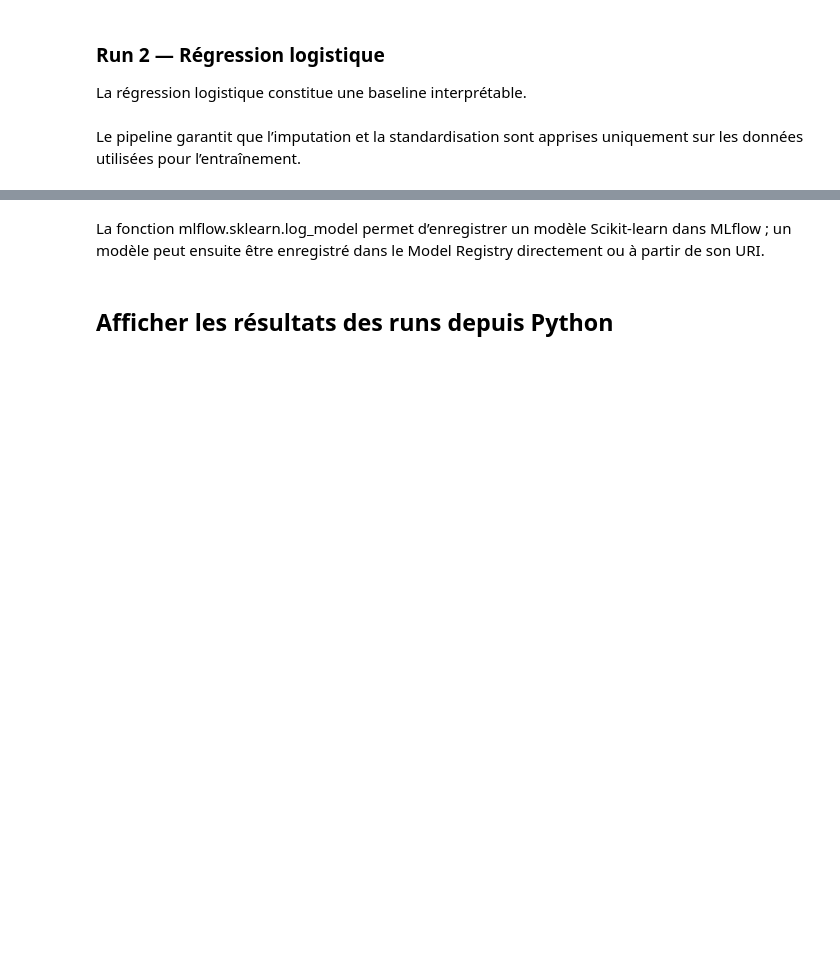
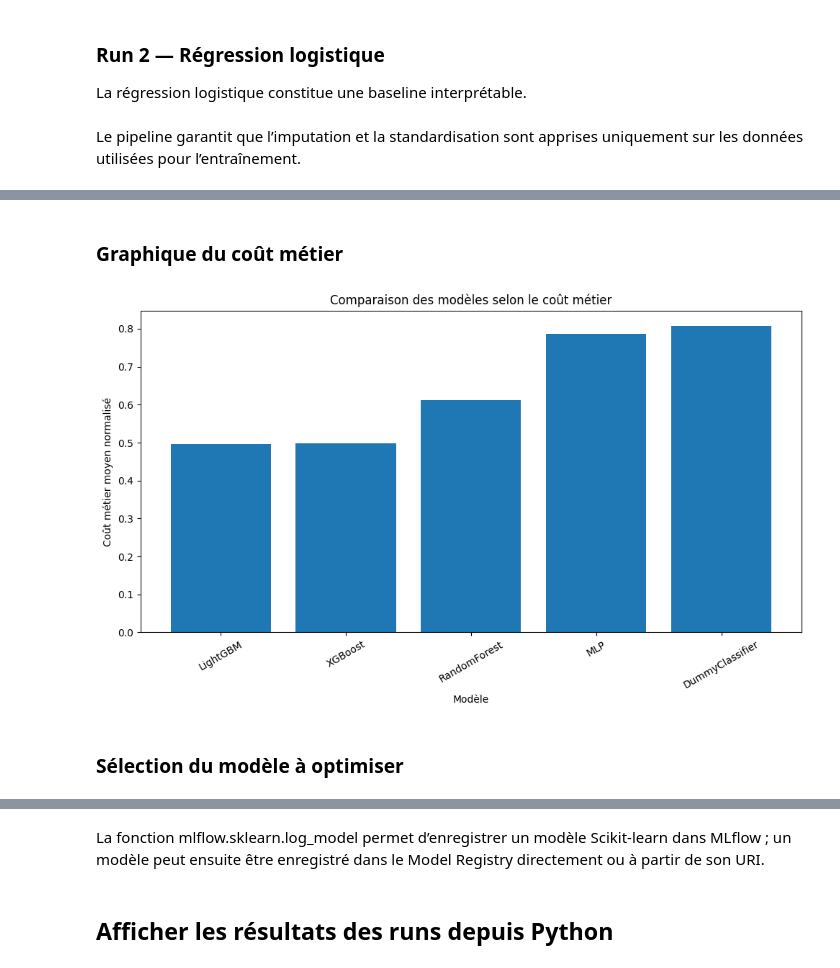
Before and after one commit to MarinRama/Home-Credit-Default-Risk, a Jupyter notebook: notebooks/03_model_training_mlflow.ipynb, the cells around one changed output, grey strips where cells are left out. Saved outputs shown, nothing was run; the diff lists cells and outputs as text; code cells hidden in the pictures; blank space fills up the shorter version.

```diff
--- a/notebooks/03_model_training_mlflow.ipynb
+++ b/notebooks/03_model_training_mlflow.ipynb
@@ -468,7 +805,7 @@ ARTIFACTS_DIR.mkdir(
 ### Run 1 — Baseline naïve
 Une baseline naïve permet de vérifier qu’un vrai modèle fait mieux qu’une stratégie triviale.
 # %%
-dummy_pipeline = Pipeline(
+dummy_model = Pipeline(
     steps=[
         (
             "imputer",
@@ -1075,0 +1489,17 @@ for strategy in imbalance_strategies:
+# %%
+comparison_df = pd.DataFrame(model_results)
+
+comparison_df = comparison_df.drop_duplicates(
+    subset="model",
+    keep="last",
+)
+
+comparison_df = comparison_df.sort_values(
+    by=[
+        "mean_cv_business_cost",
+        "mean_cv_roc_auc",
+    ],
+    ascending=[True, False],
+).reset_index(drop=True)
+
+comparison_df
@@ -1075,0 +1590,31 @@ for strategy in imbalance_strategies:
+# %% [markdown]
+### Graphique du coût métier
+# %%
+plt.figure(figsize=(10, 6))
+
+plt.bar(
+    comparison_df["model"],
+    comparison_df["mean_cv_business_cost"],
+)
+
+plt.xlabel("Modèle")
+plt.ylabel("Coût métier moyen normalisé")
+plt.title("Comparaison des modèles selon le coût métier")
+plt.xticks(rotation=30)
+plt.tight_layout()
+
+comparison_plot_path = (
+    REPORTS_PATH / "model_business_cost_comparison.png"
+)
+
+plt.savefig(
+    comparison_plot_path,
+    dpi=150,
+    bbox_inches="tight",
+)
+
+plt.show()
+# %% [output]
+[figure, added]
+# %% [markdown]
+### Sélection du modèle à optimiser
```
Also changed, not shown: parts of 134 cells of this notebook, 33 other files.
